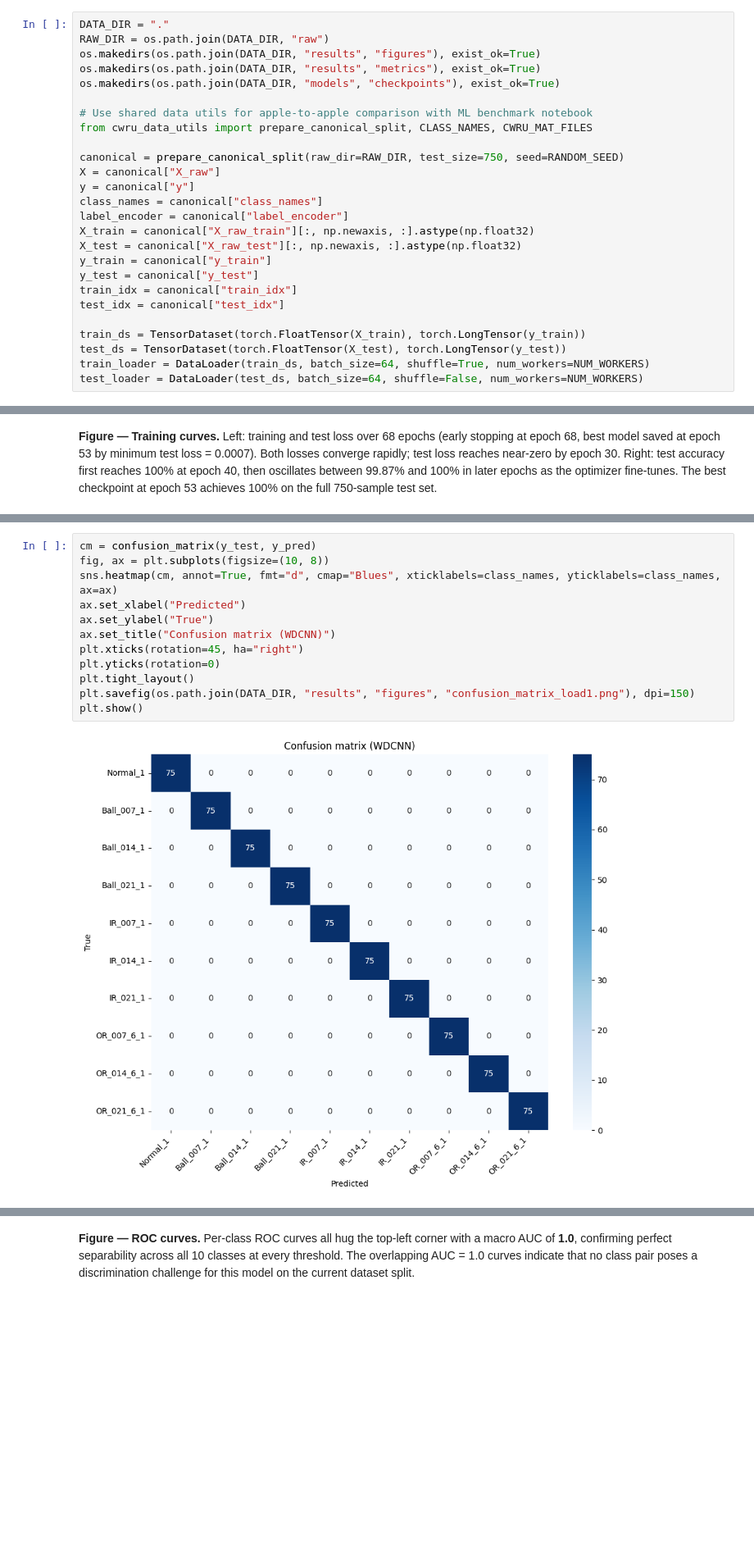
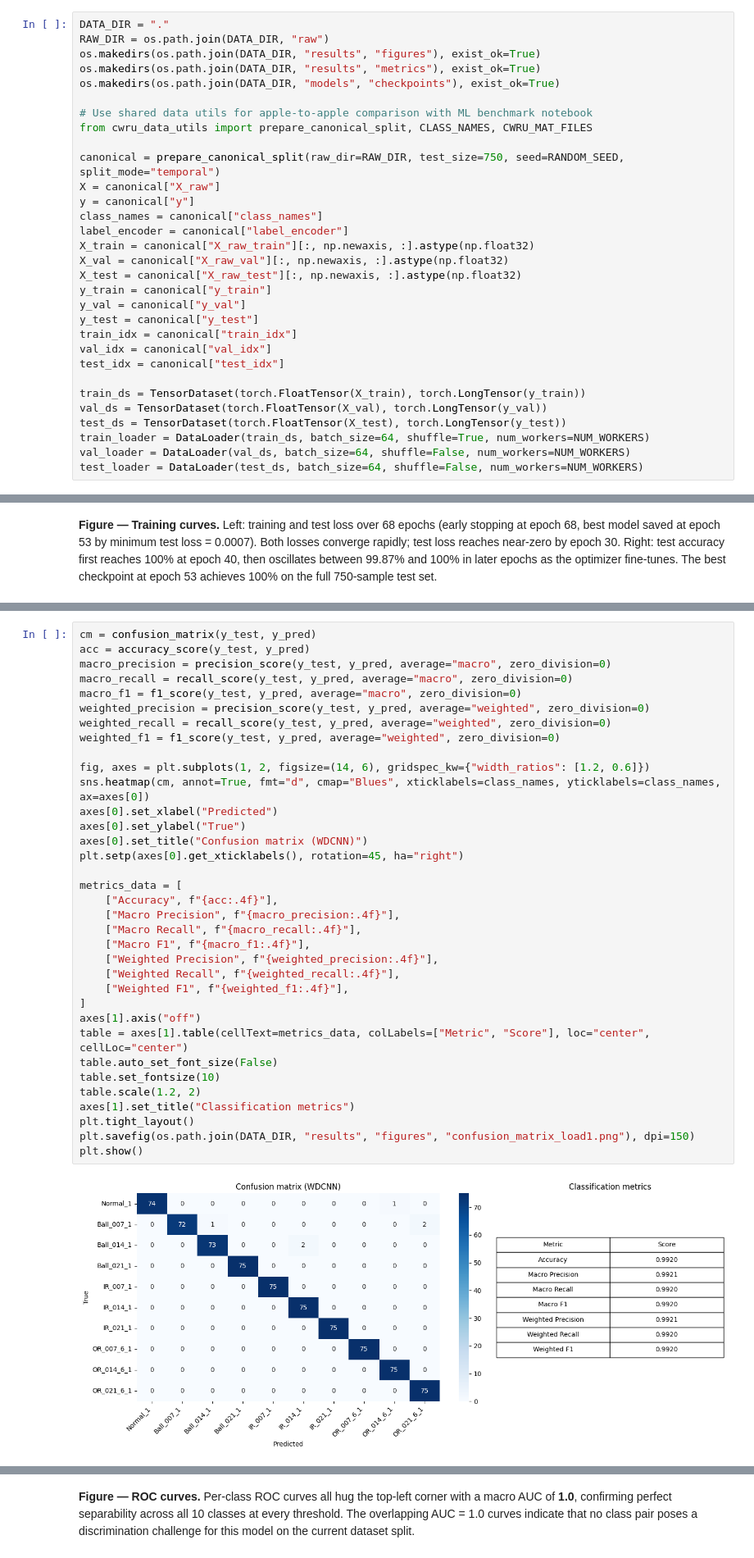
Before and after one commit to ekkirinaldi/ai-bearing-conference, a Jupyter notebook: kaggle/input/cwru-bearing-datasets/ID-crwu-bearings-wdcnn-shap-signal-explainability.ipynb, the cells around one changed output, grey strips where cells are left out. Shown at 82% size. Drawn from its saved outputs; the diff is of its cells as text; blank space fills up the shorter version.

```diff
--- a/kaggle/input/cwru-bearing-datasets/ID-crwu-bearings-wdcnn-shap-signal-explainability.ipynb
+++ b/kaggle/input/cwru-bearing-datasets/ID-crwu-bearings-wdcnn-shap-signal-explainability.ipynb
@@ -105,21 +109,26 @@ os.makedirs(os.path.join(DATA_DIR, "models", "checkpoints"), exist_ok=True)
 # Use shared data utils for apple-to-apple comparison with ML benchmark notebook
 from cwru_data_utils import prepare_canonical_split, CLASS_NAMES, CWRU_MAT_FILES
 
-canonical = prepare_canonical_split(raw_dir=RAW_DIR, test_size=750, seed=RANDOM_SEED)
+canonical = prepare_canonical_split(raw_dir=RAW_DIR, test_size=750, seed=RANDOM_SEED, split_mode="temporal")
 X = canonical["X_raw"]
 y = canonical["y"]
 class_names = canonical["class_names"]
 label_encoder = canonical["label_encoder"]
 X_train = canonical["X_raw_train"][:, np.newaxis, :].astype(np.float32)
+X_val = canonical["X_raw_val"][:, np.newaxis, :].astype(np.float32)
 X_test = canonical["X_raw_test"][:, np.newaxis, :].astype(np.float32)
 y_train = canonical["y_train"]
+y_val = canonical["y_val"]
 y_test = canonical["y_test"]
 train_idx = canonical["train_idx"]
+val_idx = canonical["val_idx"]
 test_idx = canonical["test_idx"]
 
 train_ds = TensorDataset(torch.FloatTensor(X_train), torch.LongTensor(y_train))
+val_ds = TensorDataset(torch.FloatTensor(X_val), torch.LongTensor(y_val))
 test_ds = TensorDataset(torch.FloatTensor(X_test), torch.LongTensor(y_test))
 train_loader = DataLoader(train_ds, batch_size=64, shuffle=True, num_workers=NUM_WORKERS)
+val_loader = DataLoader(val_ds, batch_size=64, shuffle=False, num_workers=NUM_WORKERS)
 test_loader = DataLoader(test_ds, batch_size=64, shuffle=False, num_workers=NUM_WORKERS)
 # %%
 print("X shape:", X.shape, "| y shape:", y.shape)
@@ -446,15 +452,38 @@ weighted avg       1.00      1.00      1.00       750
 # %%
 cm = confusion_matrix(y_test, y_pred)
-fig, ax = plt.subplots(figsize=(10, 8))
-sns.heatmap(cm, annot=True, fmt="d", cmap="Blues", xticklabels=class_names, yticklabels=class_names, ax=ax)
-ax.set_xlabel("Predicted")
-ax.set_ylabel("True")
-ax.set_title("Confusion matrix (WDCNN)")
-plt.xticks(rotation=45, ha="right")
-plt.yticks(rotation=0)
+acc = accuracy_score(y_test, y_pred)
+macro_precision = precision_score(y_test, y_pred, average="macro", zero_division=0)
+macro_recall = recall_score(y_test, y_pred, average="macro", zero_division=0)
+macro_f1 = f1_score(y_test, y_pred, average="macro", zero_division=0)
+weighted_precision = precision_score(y_test, y_pred, average="weighted", zero_division=0)
+weighted_recall = recall_score(y_test, y_pred, average="weighted", zero_division=0)
+weighted_f1 = f1_score(y_test, y_pred, average="weighted", zero_division=0)
+
+fig, axes = plt.subplots(1, 2, figsize=(14, 6), gridspec_kw={"width_ratios": [1.2, 0.6]})
+sns.heatmap(cm, annot=True, fmt="d", cmap="Blues", xticklabels=class_names, yticklabels=class_names, ax=axes[0])
+axes[0].set_xlabel("Predicted")
+axes[0].set_ylabel("True")
+axes[0].set_title("Confusion matrix (WDCNN)")
+plt.setp(axes[0].get_xticklabels(), rotation=45, ha="right")
+
+metrics_data = [
+    ["Accuracy", f"{acc:.4f}"],
+    ["Macro Precision", f"{macro_precision:.4f}"],
+    ["Macro Recall", f"{macro_recall:.4f}"],
+    ["Macro F1", f"{macro_f1:.4f}"],
+    ["Weighted Precision", f"{weighted_precision:.4f}"],
+    ["Weighted Recall", f"{weighted_recall:.4f}"],
+    ["Weighted F1", f"{weighted_f1:.4f}"],
+]
+axes[1].axis("off")
+table = axes[1].table(cellText=metrics_data, colLabels=["Metric", "Score"], loc="center", cellLoc="center")
+table.auto_set_font_size(False)
+table.set_fontsize(10)
+table.scale(1.2, 2)
+axes[1].set_title("Classification metrics")
 plt.tight_layout()
 plt.savefig(os.path.join(DATA_DIR, "results", "figures", "confusion_matrix_load1.png"), dpi=150)
 plt.show()
 # %% [output]
-[figure, old version]
+[figure, new version]
 # %% [markdown]
```
Also changed, not shown: parts of 30 cells of this notebook, 2 other files.
